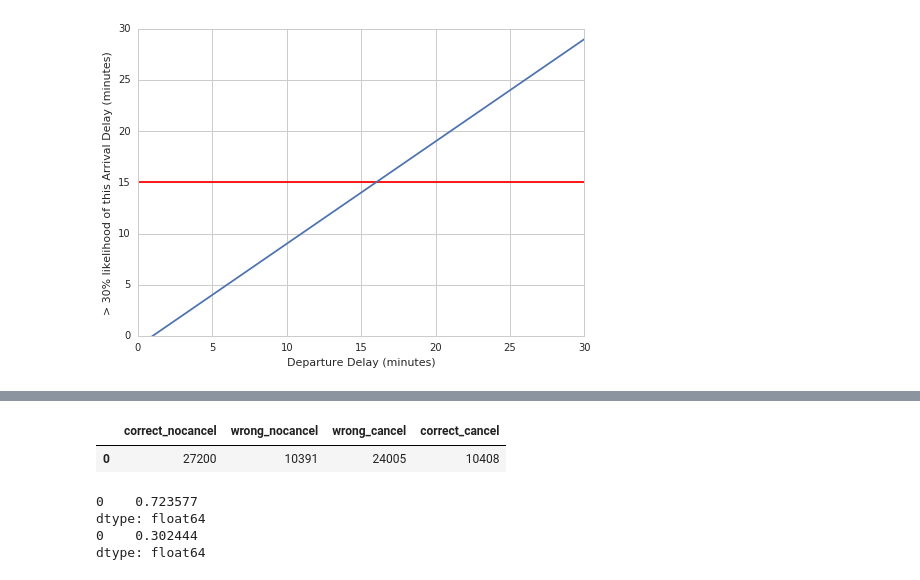
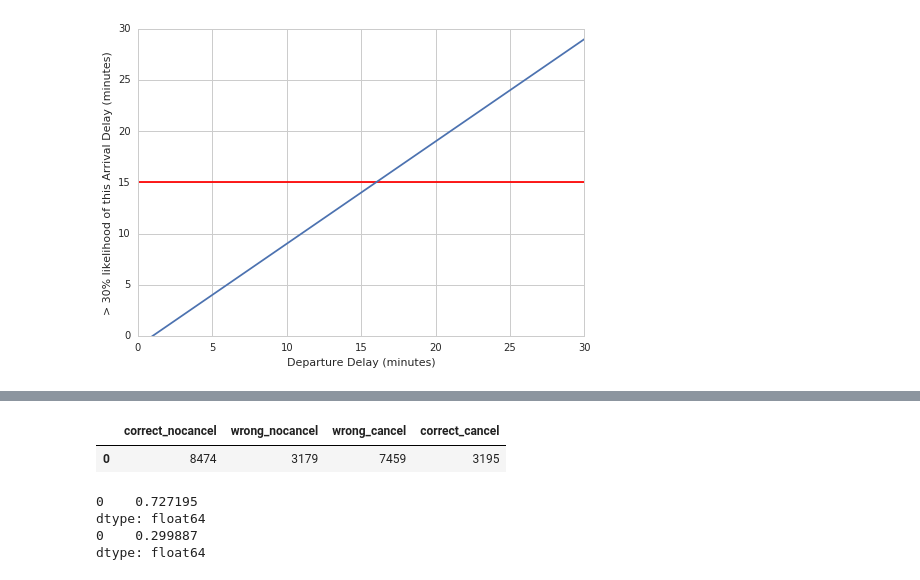
Before and after one commit to GoogleCloudPlatform/data-science-on-gcp, a Jupyter notebook: 05_bqdatalab/exploration.ipynb, the cells around one changed output, grey strips where cells are left out. Drawn from its saved outputs; the diff is of its cells as text; code cells hidden in the pictures.

```diff
--- a/05_bqdatalab/exploration.ipynb
+++ b/05_bqdatalab/exploration.ipynb
@@ -336,6 +292,5 @@ eval.head()
 # %%
-%sql --dialect standard --module evalquery2
-#standardsql
+evalquery2="""
 SELECT
   SUM(IF(DEP_DELAY = 15
       AND arr_delay < 15, 1, 0)) AS correct_nocancel,
@@ -357,19 +312,20 @@ FROM (
     f.FL_DATE = t.FL_DATE
   WHERE
     t.is_train_day = 'False' )
+"""
 # %%
-eval = bq.Query(evalquery2).to_dataframe(dialect='standard')
+eval = bq.Query(evalquery2).execute().result().to_dataframe()
 eval.head()
 # %% [output]
 |  | correct_nocancel | wrong_nocancel | wrong_cancel | correct_cancel |
-| 0 | 27200 | 10391 | 24005 | 10408 |
+| 0 | 8474 | 3179 | 7459 | 3195 |
 # %%
 print eval['correct_nocancel'] / (eval['correct_nocancel'] + \
 eval['wrong_nocancel'])
 print eval['correct_cancel'] / (eval['correct_cancel'] + \
 eval['wrong_cancel'])
 # %% [output]
-0    0.723577
+0    0.727195
 dtype: float64
-0    0.302444
+0    0.299887
 dtype: float64
```
Also changed, not shown: parts of 22 cells of this notebook.
